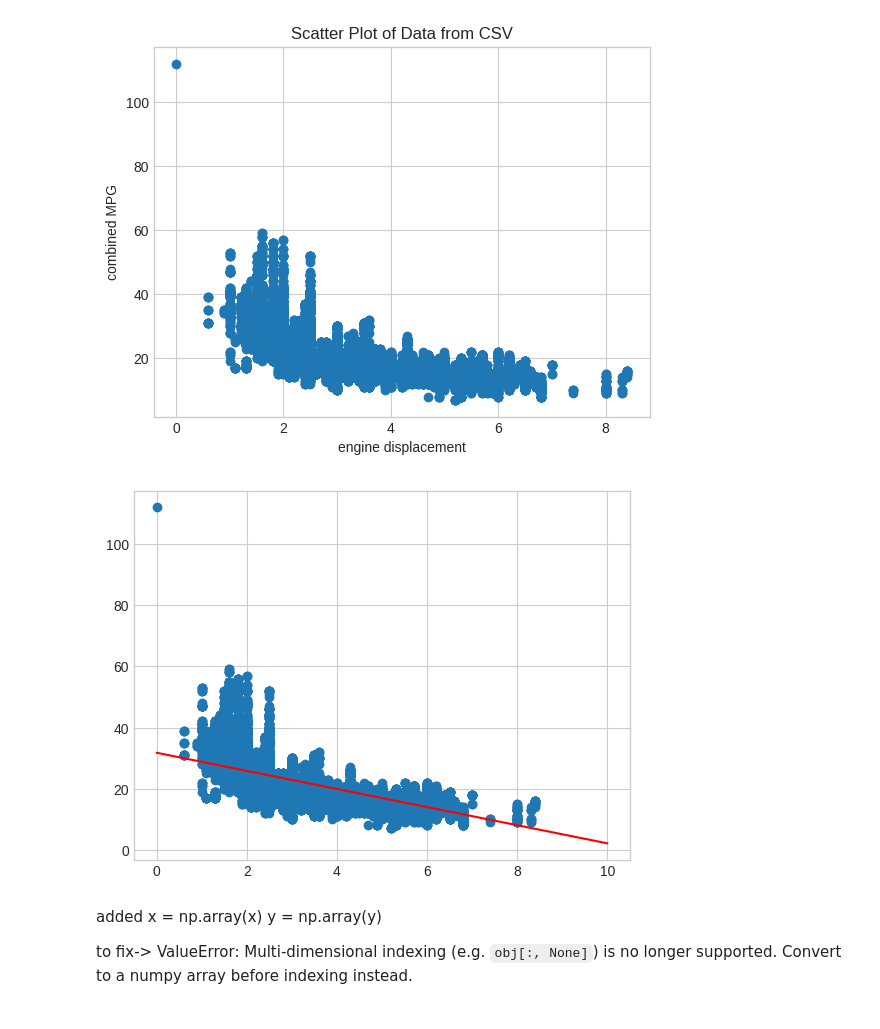
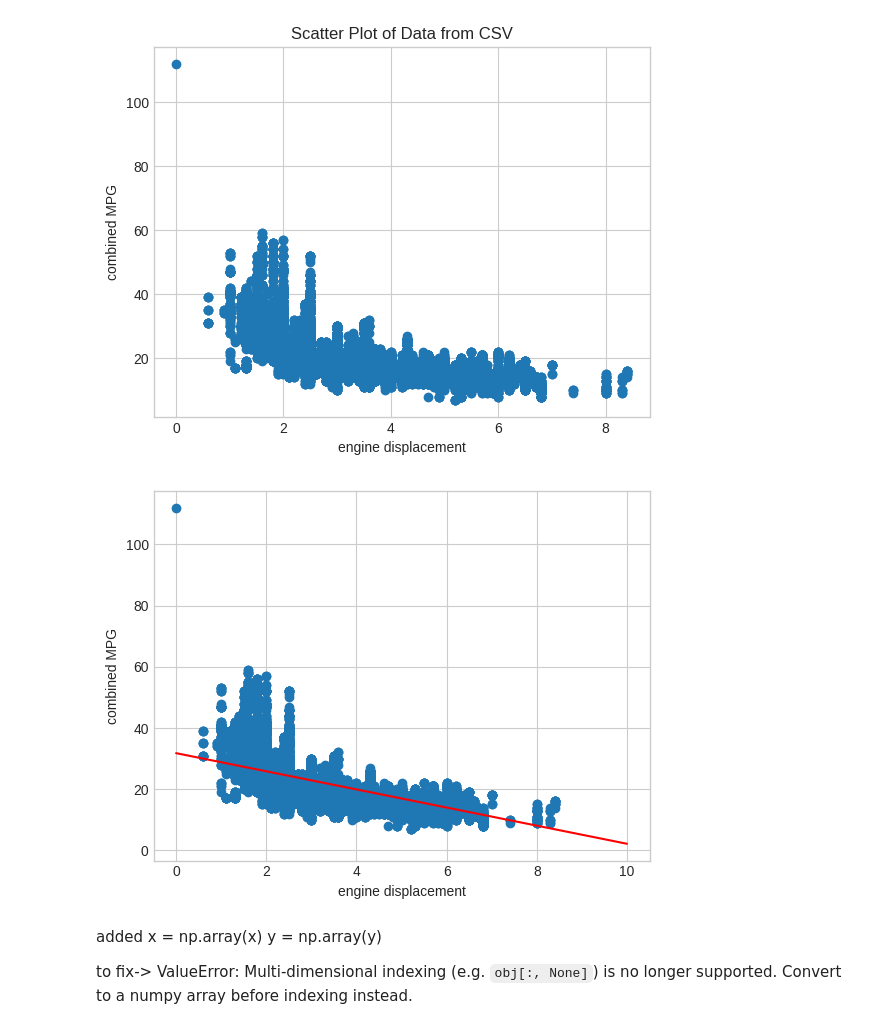
Before and after one commit to MatthewC00273575/Data-Science, a Jupyter notebook: LinearRegressionTest.ipynb, the cells around one changed output. Cells and saved outputs as stored; diff of their text form; code cells hidden in the pictures.

```diff
--- a/LinearRegressionTest.ipynb
+++ b/LinearRegressionTest.ipynb
@@ -22,27 +26,29 @@ plt.show()
 # %%
 # Ensuring x and y are NumPy arrays
 x = np.array(x)
 y = np.array(y)
 
 # Impute missing values (using the mean strategy)
 imputer = SimpleImputer(strategy='mean')
 x_imputed = imputer.fit_transform(x.reshape(-1, 1))  # Reshape to 2D array
 y_imputed = imputer.fit_transform(y.reshape(-1, 1))  # Reshape to 2D array
 
 # Fit the model
 model = LinearRegression(fit_intercept=True)
 model.fit(x_imputed, y_imputed)
 
 # Generate predictions
 xfit = np.linspace(0, 10, 100)
 yfit = model.predict(xfit.reshape(-1, 1))
 
 # Plot the results
 plt.scatter(x, y)
+plt.ylabel('combined MPG')
+plt.xlabel('engine displacement')
 plt.plot(xfit, yfit, color='red')
 plt.show()
 # %% [output]
-[figure, old version]
+[figure, new version]
 # %% [markdown]
 added
 x = np.array(x)
```
Also changed, not shown: parts of 5 cells of this notebook.
